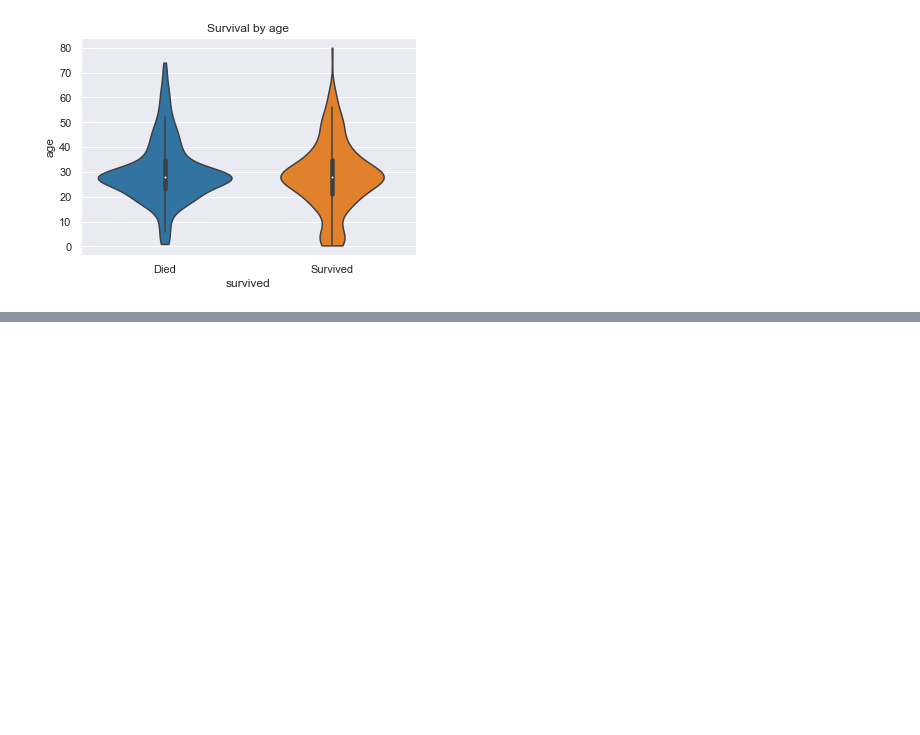
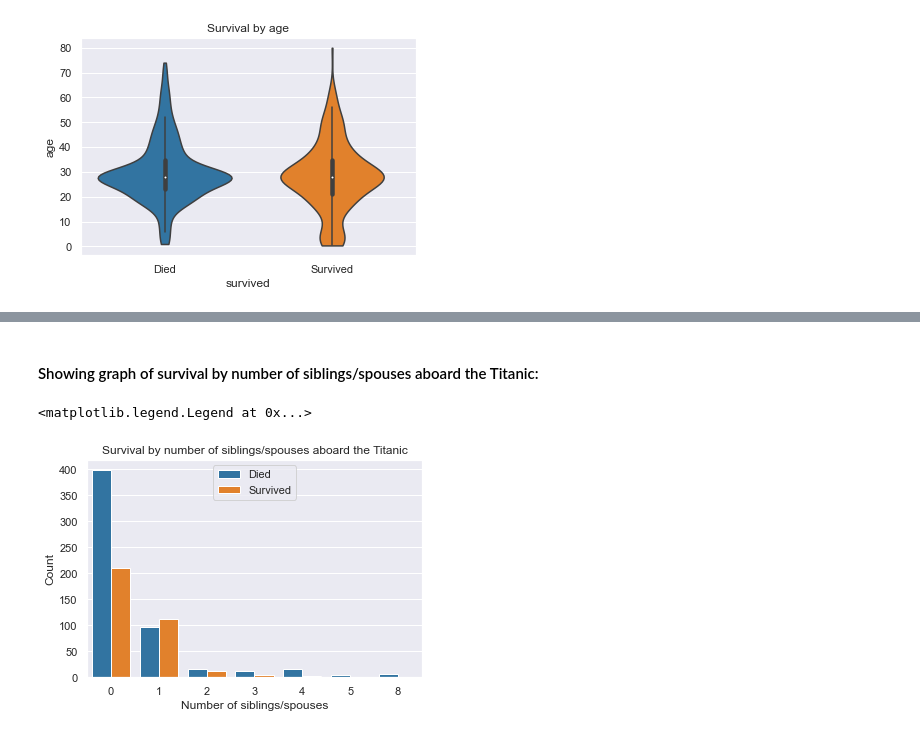
Before and after one commit to golecalicja/titanic-survivor-prediction, a Jupyter notebook: Titanic Survivor Prediction.ipynb, the cells around one changed output, grey strips where cells are left out. Saved outputs shown, nothing was run; the diff lists cells and outputs as text; code cells hidden in the pictures; blank space fills up the shorter version.

Commit message:
sibling/spouse EDA

```diff
--- a/Titanic Survivor Prediction.ipynb
+++ b/Titanic Survivor Prediction.ipynb
@@ -401,0 +408,11 @@ ax.set_xticklabels(["Died", "Survived"], rotation=0)
+# %% [markdown]
+#### Showing graph of survival by number of siblings/spouses aboard the Titanic:
+# %%
+sns.countplot(x="sibling_spouse", hue="survived", data=df_train)
+plt.ylabel("Count")
+plt.xlabel("Number of siblings/spouses")
+plt.title("Survival by number of siblings/spouses aboard the Titanic")
+plt.legend(("Died", "Survived"))
+# %% [output]
+<matplotlib.legend.Legend at 0x...>
+[figure, added]
```
Also changed, not shown: parts of 63 cells of this notebook.
